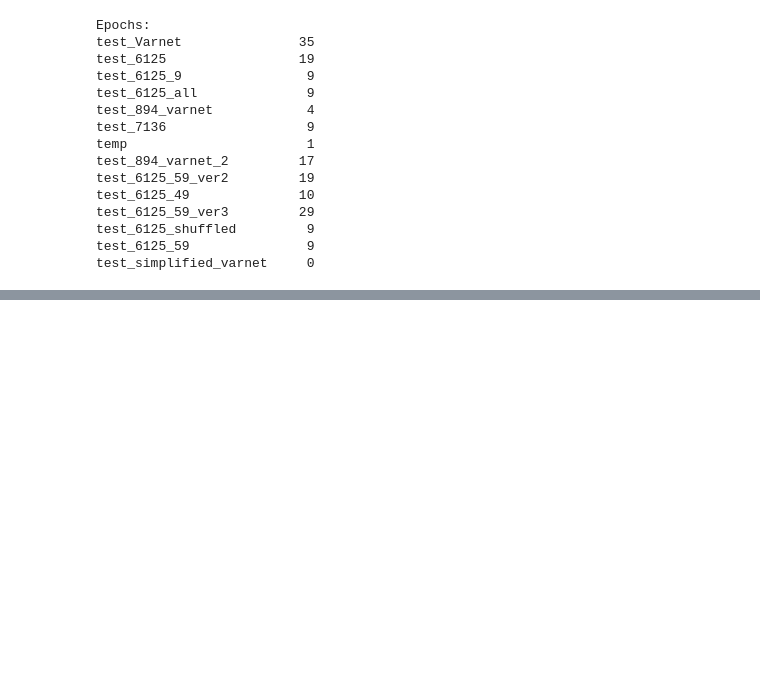
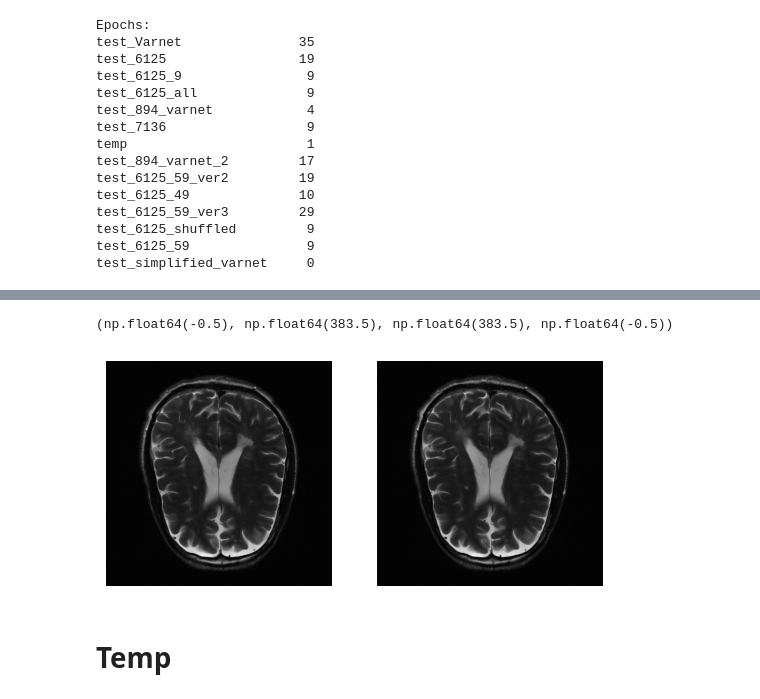
Before and after one commit to mjk32384/FastMRI_code, a Jupyter notebook: experimental.ipynb, the cells around one changed output, grey strips where cells are left out. Drawn from its saved outputs; the diff is of its cells as text; code cells hidden in the pictures; blank space fills up the shorter version.

```diff
--- a/experimental.ipynb
+++ b/experimental.ipynb
@@ -759,0 +835,13 @@ test_simplified_varnet     0
+# %%
+image_kspace = ((ifft2c(kspace)[:,:,:,0]**2 + ifft2c(kspace)[:,:,:,1]**2).sum(dim = 0)**(1/2))
+image_kspace = image_kspace[image_kspace.shape[0]//2-192:image_kspace.shape[0]//2+192,image_kspace.shape[1]//2-192:image_kspace.shape[1]//2+192]
+fig, ax = plt.subplots(1, 2)
+ax[0].imshow(image_kspace, cmap = 'gray')
+ax[0].axis('off')
+ax[1].imshow(image, cmap = 'gray')
+ax[1].axis('off')
+# %% [output]
+(np.float64(-0.5), np.float64(383.5), np.float64(383.5), np.float64(-0.5))
+[figure, added]
+# %% [markdown]
+# Temp
```
Also changed, not shown: parts of 12 cells of this notebook, 12 other files.
